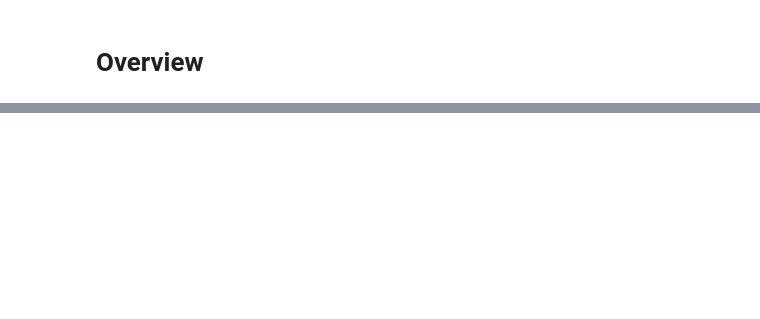
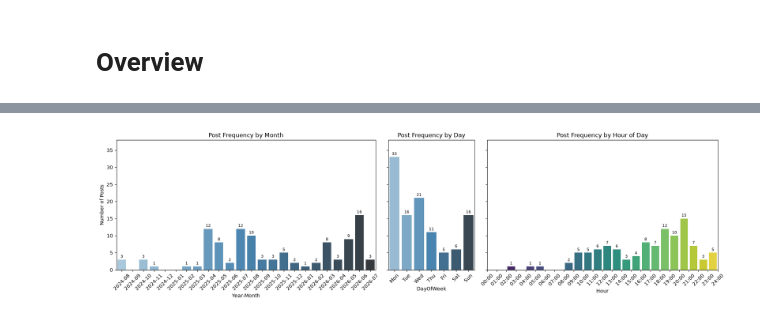
Before and after one commit to WolfgangTheDrug/Churn-analizer, a Jupyter notebook: src/EDA feedback.ipynb, the cells around one changed output, grey strips where cells are left out. Cells and saved outputs as stored; diff of their text form; code cells hidden in the pictures; blank space fills up the shorter version.

```diff
--- a/src/EDA feedback.ipynb
+++ b/src/EDA feedback.ipynb
@@ -170,16 +213,16 @@ Sampling Interval & Resolution
 import matplotlib.pyplot as plt
 import seaborn as sns
 
-df_clean = df.dropna(subset=['posting_timestamp']).copy()
+df_datetime = df.dropna(subset=['posting_timestamp']).copy()
 
-df_clean['Year-Month'] = [ts.strftime('%Y-%m') for ts in df_clean['posting_timestamp']]
-df_clean['DayOfWeek']  = [ts.strftime('%a') for ts in df_clean['posting_timestamp']]
-df_clean['Hour']       = [ts.hour for ts in df_clean['posting_timestamp']]
+df_datetime['Year-Month'] = [ts.strftime('%Y-%m') for ts in df_datetime['posting_timestamp']]
+df_datetime['DayOfWeek']  = [ts.strftime('%a') for ts in df_datetime['posting_timestamp']]
+df_datetime['Hour']       = [ts.hour for ts in df_datetime['posting_timestamp']]
 
 day_order = ['Mon', 'Tue', 'Wed', 'Thu', 'Fri', 'Sat', 'Sun']
 
 monthly_map = {}
-for ym in df_clean['Year-Month']:
+for ym in df_datetime['Year-Month']:
     monthly_map[ym] = monthly_map.get(ym, 0) + 1
 
 if monthly_map:
@@ -205,13 +248,13 @@ else:
     monthly_vals = []
 
 daily_map = {}
-for d in df_clean['DayOfWeek']:
+for d in df_datetime['DayOfWeek']:
     daily_map[d] = daily_map.get(d, 0) + 1
 
 daily_vals = [daily_map.get(d, 0) for d in day_order]
 
 hourly_map = {}
-for h in df_clean['Hour']:
+for h in df_datetime['Hour']:
     hourly_map[h] = hourly_map.get(h, 0) + 1
 
 hourly_vals = [hourly_map.get(h, 0) for h in range(24)]
@@ -245,30 +288,32 @@ sns.barplot(
     legend=False,
     ax=axes[1],
     palette='Blues_d'
 )
 axes[1].set_title('Post Frequency by Day')
 axes[1].set_xlabel('DayOfWeek')
 axes[1].tick_params(axis='x', rotation=45)
 
 sns.barplot(
     x=list(range(24)),
     y=hourly_vals,
     hue=list(range(24)),
     legend=False,
     ax=axes[2],
     palette='viridis'
 )
 axes[2].set_title('Post Frequency by Hour of Day')
 axes[2].set_xlabel('Hour')
 axes[2].set_xticks([i - 0.5 for i in range(25)])
 axes[2].set_xticklabels([f"{h:02d}:00" for h in range(25)], rotation=45)
 
 for ax in axes:
     for container in ax.containers:
         labels = [f'{int(v)}' if v > 0 else '' for v in container.datavalues]
         ax.bar_label(container, labels=labels, padding=2, fontsize=8)
 
 axes[0].set_ylim(0, y_max)
 
 plt.tight_layout()
 plt.show()
+# %% [output]
+[figure, added]
```
Also changed, not shown: parts of 12 cells of this notebook.
